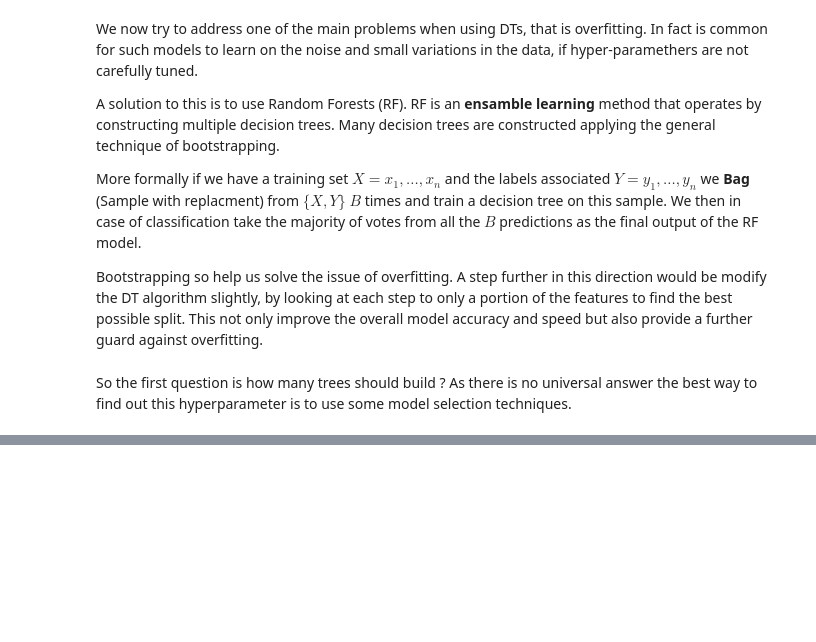
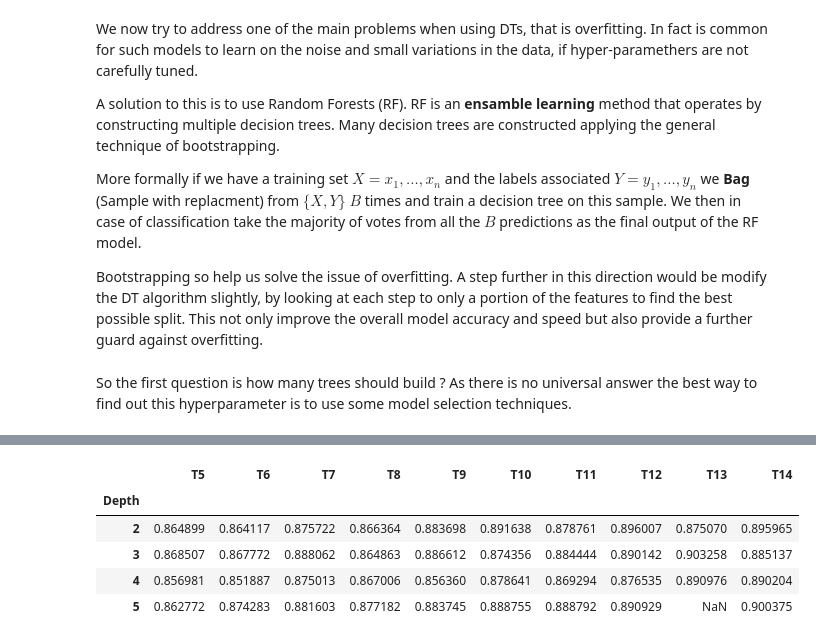
Before and after one commit to Benjamin-Barda/spotyCARLO, a Jupyter notebook: decisionTree.ipynb, the cells around one changed output, grey strips where cells are left out. Saved outputs shown, nothing was run; the diff lists cells and outputs as text; code cells hidden in the pictures; blank space fills up the shorter version.

```diff
--- a/decisionTree.ipynb
+++ b/decisionTree.ipynb
@@ -187,3 +165,12 @@ time_df = pd.concat([pd.Series(parameters['max_detph'], name = 'Depth'),time_df]
+# %%
+acc_df
+# %% [output]
+|  | T5 | T6 | T7 | T8 | T9 | T10 | T11 | T12 | T13 | T14 |
+| Depth |  |  |  |  |  |  |  |  |  |  |
+| 2 | 0.864899 | 0.864117 | 0.875722 | 0.866364 | 0.883698 | 0.891638 | 0.878761 | 0.896007 | 0.875070 | 0.895965 |
+| 3 | 0.868507 | 0.867772 | 0.888062 | 0.864863 | 0.886612 | 0.874356 | 0.884444 | 0.890142 | 0.903258 | 0.885137 |
+| 4 | 0.856981 | 0.851887 | 0.875013 | 0.867006 | 0.856360 | 0.878641 | 0.869294 | 0.876535 | 0.890976 | 0.890204 |
+| 5 | 0.862772 | 0.874283 | 0.881603 | 0.877182 | 0.883745 | 0.888755 | 0.888792 | 0.890929 | NaN | 0.900375 |
 # %%
 import json
 
```
Also changed, not shown: parts of 7 cells of this notebook, 4 other files.
